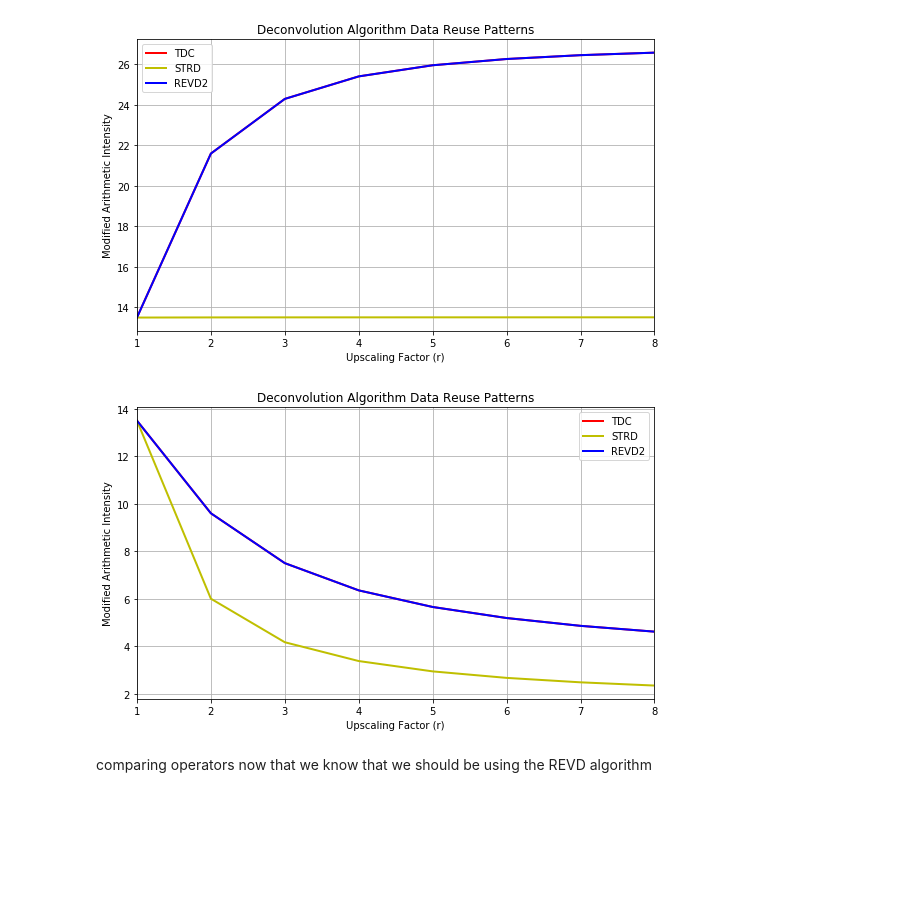
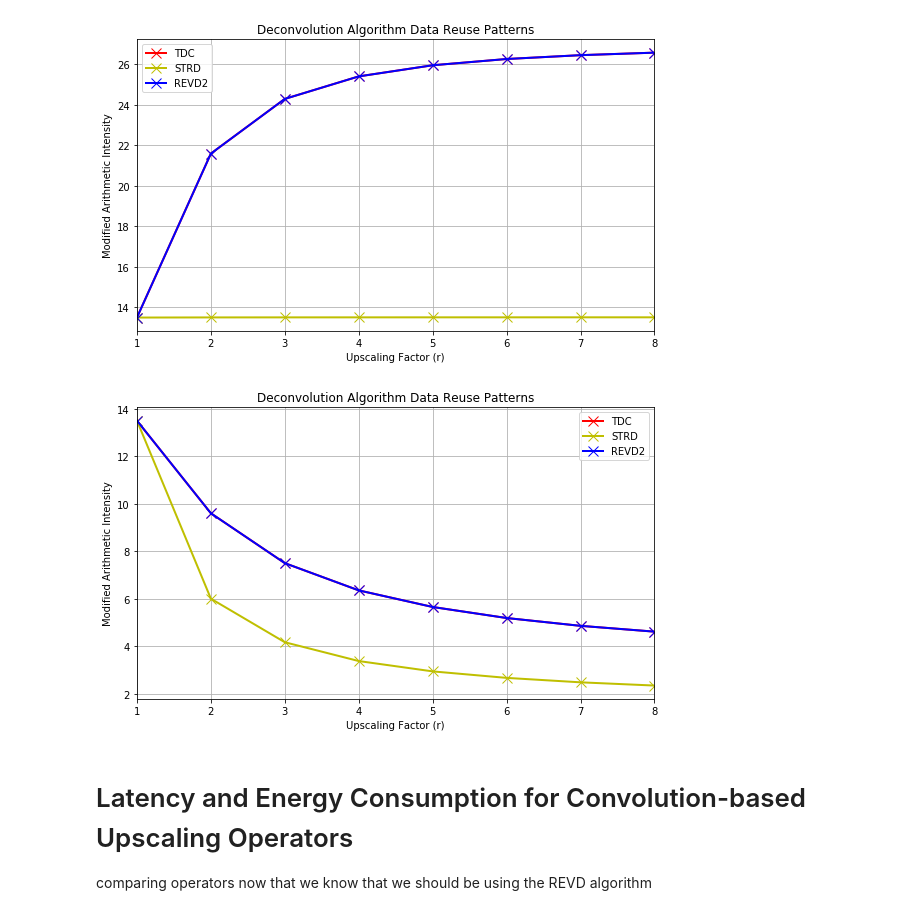
Before and after one commit to icolbert/upsampling, a Jupyter notebook: Comparing Optimization Criteria for Convolution-based Upsampling.ipynb, the cells around one changed output. Saved outputs shown, nothing was run; the diff lists cells and outputs as text; code cells hidden in the pictures; blank space fills up the shorter version.

```diff
--- a/Comparing Optimization Criteria for Convolution-based Upsampling.ipynb
+++ b/Comparing Optimization Criteria for Convolution-based Upsampling.ipynb
@@ -189,23 +183,6 @@ understanding data reuse for each of these deconvolution algorithms
 
 we are only interested in computations contributing to the pixel calculations - not counting zeros inserted into input space or kernel space
 # %%
-from upsampling.data_reuse import *
-
-height = width = 1024
-num_channels = 3
-kernel_size = 3
-
-# Using NVIDIA GTX 680 from Choi et al. (2013) - A Roofline Model of Energy
-e_flop = 43.2  * 1e-12 # J / flop
-e_mem = 437.5 * 1e-12 # J / byte
-pi_0 = 66.37 # watts
-
-t_flop = 1. / (1e9 * 3532.8) # s / flop
-t_mem = 1. / (1e9 * 192.2) # s / byte
-
-Bt = t_mem / t_flop
-Be = e_mem / e_flop
-
 data_reuse = np.zeros((3, 9)) # ops / byte
 
 for upscaling_factor in np.arange(1, 9):
@@ -223,55 +200,39 @@ for upscaling_factor in np.arange(1, 9):
     _, _, activations = fractionally_strided_deconvolution_data_reuse_patterns(
         upscaling_factor,
         H=height,
         C=num_channels,
         K=kernel_size
     )
     data_reuse[1, upscaling_factor] = macs / activations
 
     _, _, activations = transforming_deconvolution_to_convolution_data_reuse_patterns(
         upscaling_factor,
         H=height,
         C=num_channels,
         K=kernel_size
     )
     data_reuse[2, upscaling_factor] = macs / activations
 
 x  = np.arange(1, 9)
 
 plt.figure(figsize=(8,5))
-plt.plot(x, data_reuse[2, 1:], label="TDC", color="r", linewidth=2)
-plt.plot(x, data_reuse[1, 1:], label="STRD", color="y", linewidth=2)
-plt.plot(x, data_reuse[0, 1:], label="REVD2", color="b", linewidth=2)
+plt.plot(x, data_reuse[2, 1:], label="TDC", color="r", linewidth=2, marker='x', markersize=10)
+plt.plot(x, data_reuse[1, 1:], label="STRD", color="y", linewidth=2, marker='x', markersize=10)
+plt.plot(x, data_reuse[0, 1:], label="REVD2", color="b", linewidth=2, marker='x', markersize=10)
 # plt.axhline(Be, linestyle="--", color="k")
 # plt.axhline(Bt, linestyle="--", color="k")
 plt.legend(loc="best")
 plt.xlim(1,8)
 plt.grid()
 plt.xlabel("Upscaling Factor (r)")
 plt.ylabel("Modified Arithmetic Intensity")
 plt.title("Deconvolution Algorithm Data Reuse Patterns")
 plt.tight_layout()
+plt.savefig("../figures/data_reuse/deconv-algos-data_reuse-D-SP.png")
 plt.show()
 # %% [output]
-[figure, old version]
+[figure, new version]
 # %%
-from upsampling.data_reuse import *
-
-height = width = 1024
-num_channels = 3
-kernel_size = 3
-
-# Using NVIDIA GTX 680 from Choi et al. (2013) - A Roofline Model of Energy
-e_flop = 43.2  * 1e-12 # J / flop
-e_mem = 437.5 * 1e-12 # J / byte
-pi_0 = 66.37 # watts
-
-t_flop = 1. / (1e9 * 3532.8) # s / flop
-t_mem = 1. / (1e9 * 192.2) # s / byte
-
-Bt = t_mem / t_flop
-Be = e_mem / e_flop
-
 data_reuse = np.zeros((3, 9)) # ops / byte
 
 for upscaling_factor in np.arange(1, 9):
@@ -308,9 +269,9 @@ for upscaling_factor in np.arange(1, 9):
 x  = np.arange(1, 9)
 
 plt.figure(figsize=(8,5))
-plt.plot(x, data_reuse[2, 1:], label="TDC", color="r", linewidth=2)
-plt.plot(x, data_reuse[1, 1:], label="STRD", color="y", linewidth=2)
-plt.plot(x, data_reuse[0, 1:], label="REVD2", color="b", linewidth=2)
+plt.plot(x, data_reuse[2, 1:], label="TDC", color="r", linewidth=2, marker='x', markersize=10)
+plt.plot(x, data_reuse[1, 1:], label="STRD", color="y", linewidth=2, marker='x', markersize=10)
+plt.plot(x, data_reuse[0, 1:], label="REVD2", color="b", linewidth=2, marker='x', markersize=10)
 # plt.axhline(Be, linestyle="--", color="k")
 # plt.axhline(Bt, linestyle="--", color="k")
 # plt.text(7, Be + 0.6, r"$B_\epsilon$", size=14)
@@ -323,9 +284,12 @@ plt.xlabel("Upscaling Factor (r)")
 plt.ylabel("Modified Arithmetic Intensity")
 plt.title("Deconvolution Algorithm Data Reuse Patterns")
 plt.tight_layout()
+plt.savefig("../figures/data_reuse/deconv-algos-data_reuse-D-NN.png")
 plt.show()
 # %% [output]
-[figure, old version]
+[figure, new version]
 # %% [markdown]
+# Latency and Energy Consumption for Convolution-based Upscaling Operators
+
 comparing operators now that we know that we should be using the REVD algorithm
 # %%
```
Also changed, not shown: parts of 13 cells of this notebook, 1 other file.
